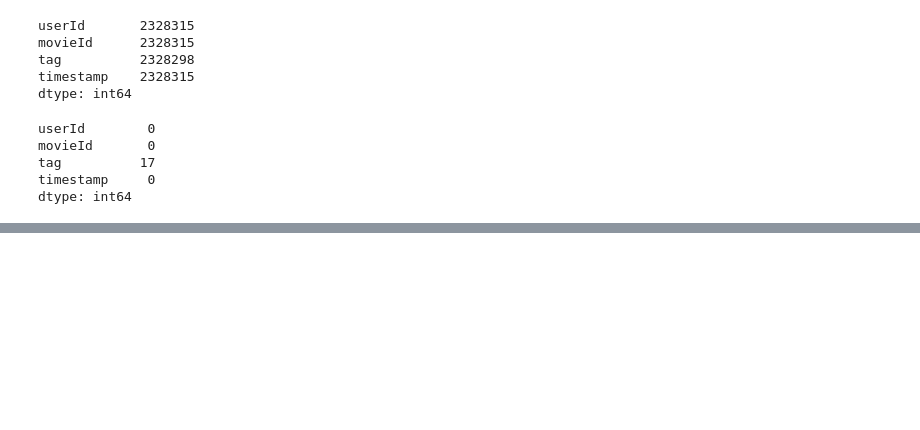
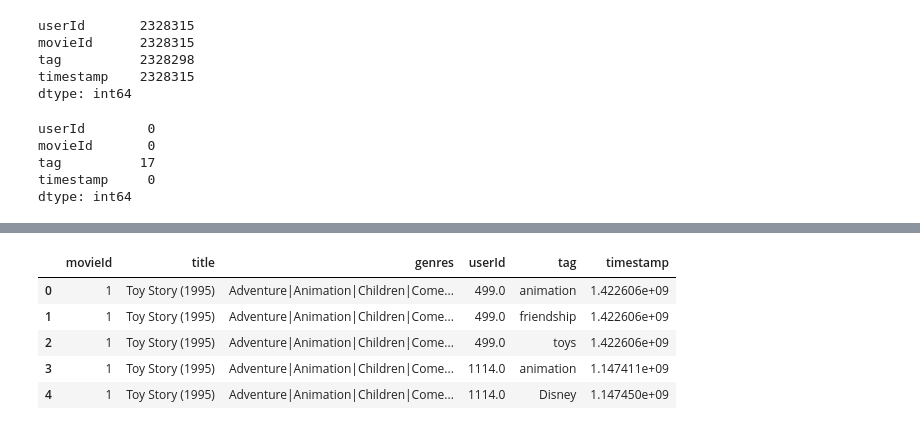
Before and after one commit to Jenchichi/Machine-learning-Jenny, a Jupyter notebook: Labb_2/Laborations_analys.ipynb, the cells around one changed output, grey strips where cells are left out. Drawn from its saved outputs; the diff is of its cells as text; code cells hidden in the pictures; blank space fills up the shorter version.

```diff
--- a/Labb_2/Laborations_analys.ipynb
+++ b/Labb_2/Laborations_analys.ipynb
@@ -89,0 +149,11 @@ dtype: int64
+# %%
+# Kombinera med movies.csv
+df_movies_with_tags = pd.merge(df_movies, df_tags, on='movieId', how='left')
+df_movies_with_tags.head()
+# %% [output]
+|  | movieId | title | genres | userId | tag | timestamp |
+| 0 | 1 | Toy Story (1995) | Adventure|Animation|Children|Come... | 499.0 | animation | 1.422606e+09 |
+| 1 | 1 | Toy Story (1995) | Adventure|Animation|Children|Come... | 499.0 | friendship | 1.422606e+09 |
+| 2 | 1 | Toy Story (1995) | Adventure|Animation|Children|Come... | 499.0 | toys | 1.422606e+09 |
+| 3 | 1 | Toy Story (1995) | Adventure|Animation|Children|Come... | 1114.0 | animation | 1.147411e+09 |
+| 4 | 1 | Toy Story (1995) | Adventure|Animation|Children|Come... | 1114.0 | Disney | 1.147450e+09 |
```
Also changed, not shown: parts of 8 cells of this notebook, 6 other files.
